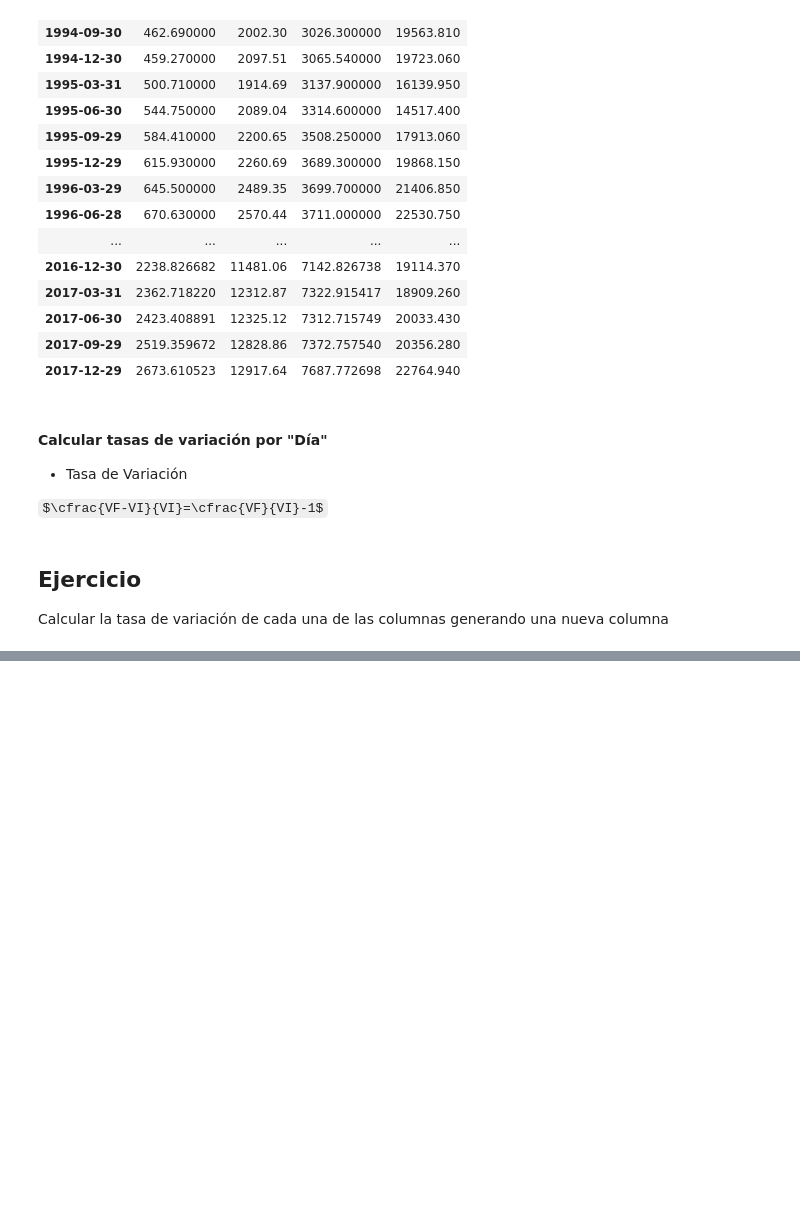
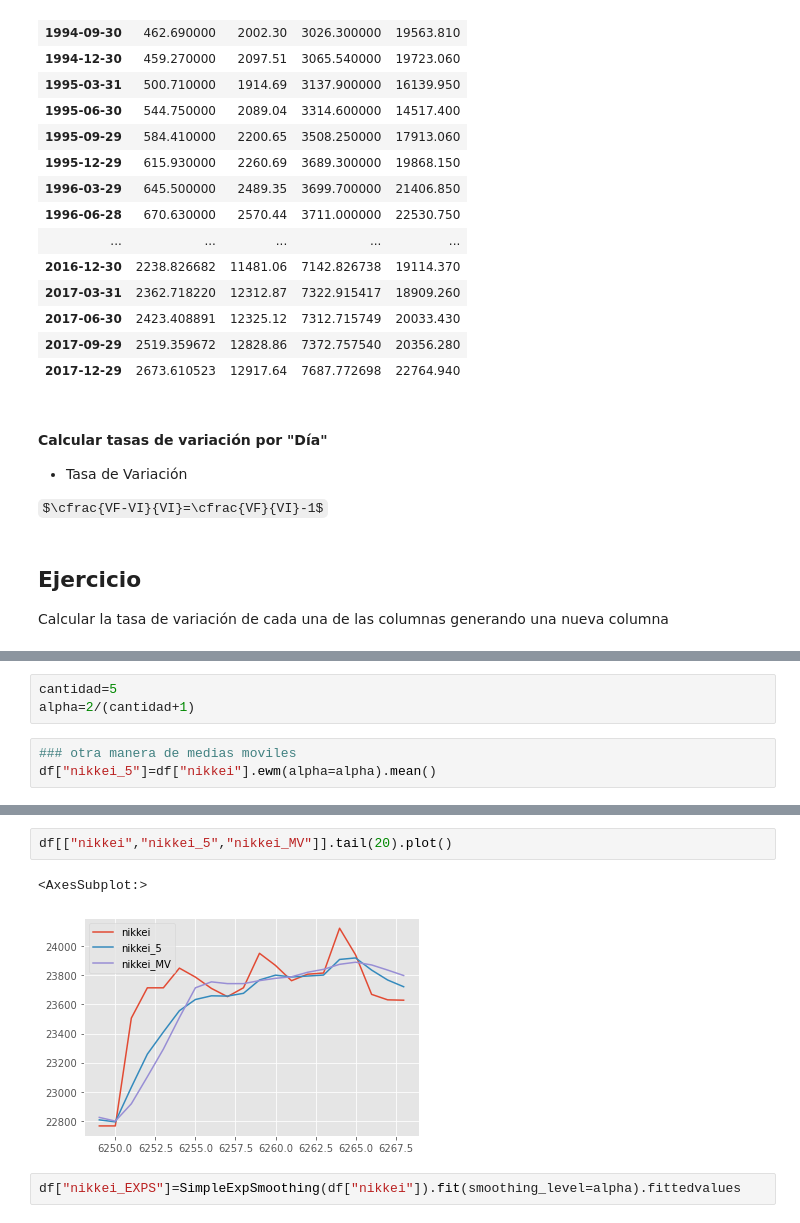
Before and after one commit to felixballestergoytia/Bootcamp_Sep2022, a Jupyter notebook: Seires Temporales/series_Temporales.ipynb, the cells around one changed output, grey strips where cells are left out. Cells and saved outputs as stored; diff of their text form; some formulas as TeX source; blank space fills up the shorter version.

```diff
--- a/Seires Temporales/series_Temporales.ipynb
+++ b/Seires Temporales/series_Temporales.ipynb
@@ -237,0 +308,6 @@ Calcular la tasa de variación de cada una de las columnas generando una nueva c
+# %%
+cantidad=5
+alpha=2/(cantidad+1)
+# %%
+### otra manera de medias moviles
+df["nikkei_5"]=df["nikkei"].ewm(alpha=alpha).mean()
@@ -237,0 +323,7 @@ Calcular la tasa de variación de cada una de las columnas generando una nueva c
+# %%
+df[["nikkei","nikkei_5","nikkei_MV"]].tail(20).plot()
+# %% [output]
+<AxesSubplot:>
+[figure, added]
+# %%
+df["nikkei_EXPS"]=SimpleExpSmoothing(df["nikkei"]).fit(smoothing_level=alpha).fittedvalues
```
Also changed, not shown: parts of 29 cells of this notebook.
